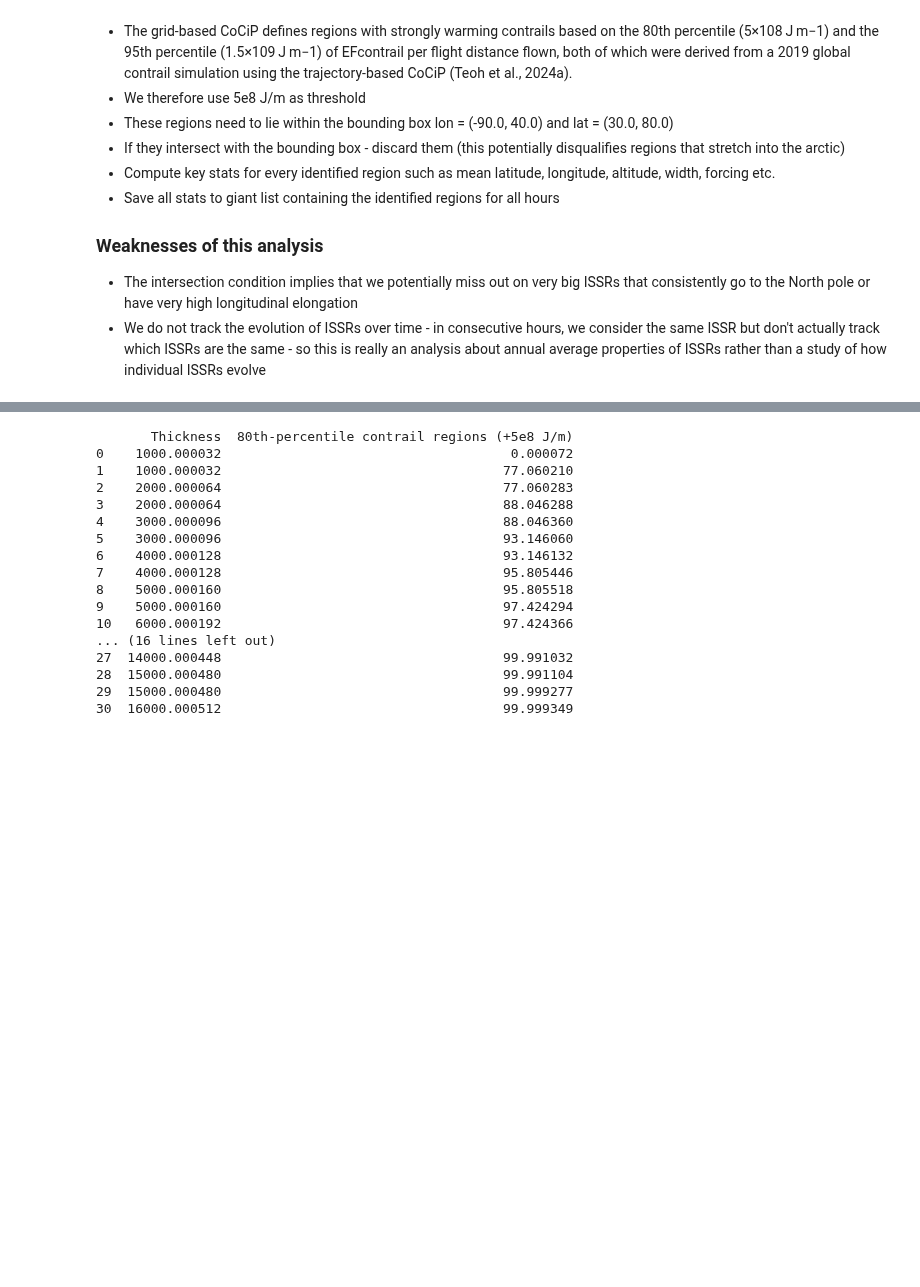
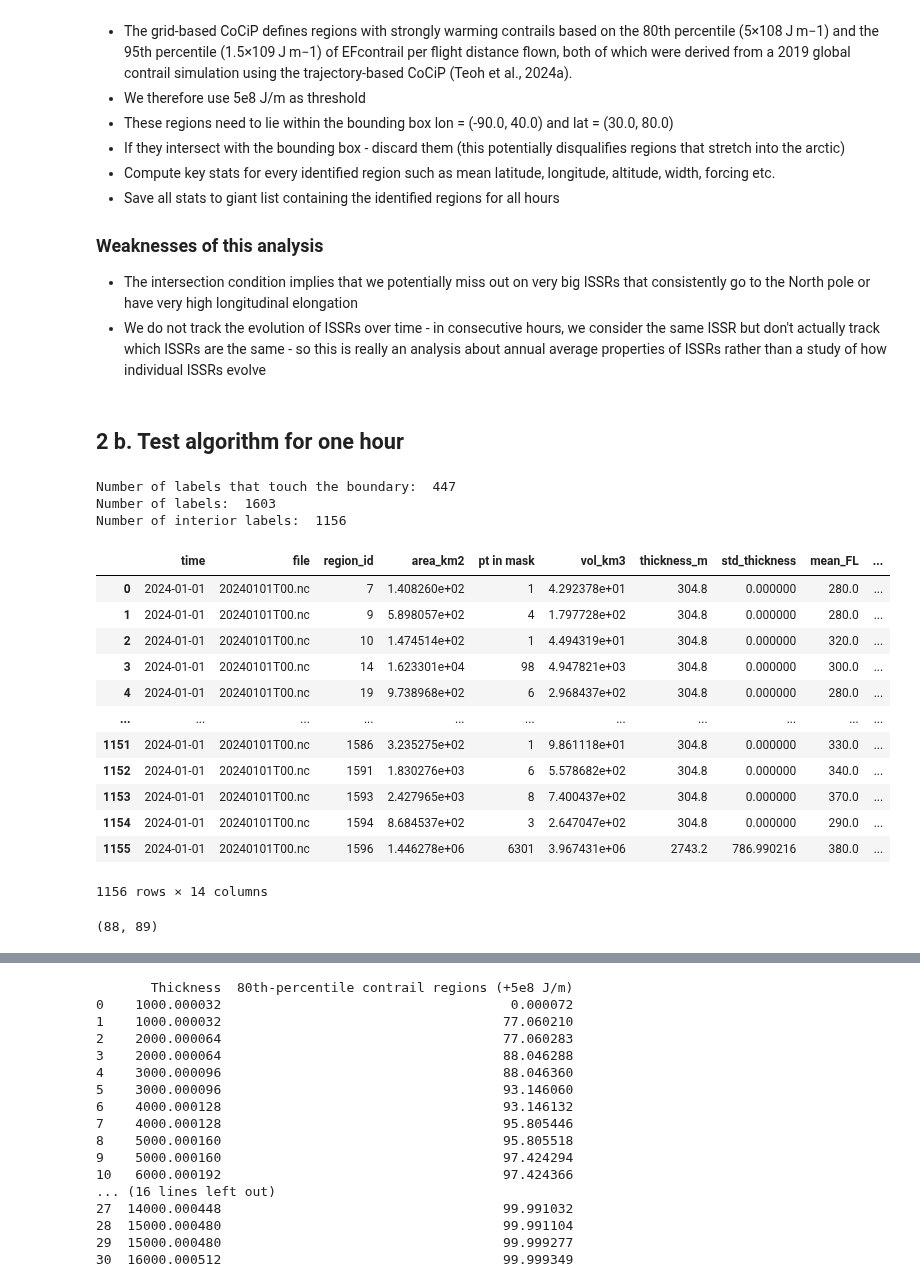
Before and after one commit to Transport-Environment/atm_and_contrail_avoidance, a Jupyter notebook: 3_issr.ipynb, the cells around one changed output, grey strips where cells are left out. Saved outputs shown, nothing was run; the diff lists cells and outputs as text; code cells hidden in the pictures; blank space fills up the shorter version.

```diff
--- a/3_issr.ipynb
+++ b/3_issr.ipynb
@@ -203,16 +123,0 @@ def plot_outputs(file_dict, var="ef_per_m", outdir="maps"):
-# %%
-import xarray as xr
-import os
-
-# path where you saved the files
-indir = "/content/drive/MyDrive/GriddedCoCip/contrails.org/analysis/"
-
-# open one file (example)
-fname = "annual_average.nc"
-ds = xr.open_dataset(os.path.join(indir, fname))
-
-
-title = f"Contrail Climate Impact 2019"
-fname = f"map_year.png"
-
-plot_map(ds, var="ef_per_m", title=title, savepath="")
@@ -237,0 +431,34 @@ plot_map(ds, var="ef_per_m", title=title, savepath="")
+# %% [markdown]
+## 2 b. Test algorithm for one hour
+# %%
+import xarray as xr
+import numpy as np
+import matplotlib.pyplot as plt
+
+filepath = "data/issr/20240101T00.nc"
+ds = xr.open_dataset(filepath)
+df, labeled_3d, n_labels = process_file(filepath)
+# %% [output]
+Number of labels that touch the boundary:  447
+Number of labels:  1603
+Number of interior labels:  1156
+# %%
+df
+# %% [output]
+|  | time | file | region_id | area_km2 | pt in mask | vol_km3 | thickness_m | std_thickness | mean_FL | ... |
+| 0 | 2024-01-01 | 20240101T00.nc | 7 | 1.408260e+02 | 1 | 4.292378e+01 | 304.8 | 0.000000 | 280.0 | ... |
+| 1 | 2024-01-01 | 20240101T00.nc | 9 | 5.898057e+02 | 4 | 1.797728e+02 | 304.8 | 0.000000 | 280.0 | ... |
+| 2 | 2024-01-01 | 20240101T00.nc | 10 | 1.474514e+02 | 1 | 4.494319e+01 | 304.8 | 0.000000 | 320.0 | ... |
+| 3 | 2024-01-01 | 20240101T00.nc | 14 | 1.623301e+04 | 98 | 4.947821e+03 | 304.8 | 0.000000 | 300.0 | ... |
+| 4 | 2024-01-01 | 20240101T00.nc | 19 | 9.738968e+02 | 6 | 2.968437e+02 | 304.8 | 0.000000 | 280.0 | ... |
+| ... | ... | ... | ... | ... | ... | ... | ... | ... | ... | ... |
+| 1151 | 2024-01-01 | 20240101T00.nc | 1586 | 3.235275e+02 | 1 | 9.861118e+01 | 304.8 | 0.000000 | 330.0 | ... |
+| 1152 | 2024-01-01 | 20240101T00.nc | 1591 | 1.830276e+03 | 6 | 5.578682e+02 | 304.8 | 0.000000 | 340.0 | ... |
+| 1153 | 2024-01-01 | 20240101T00.nc | 1593 | 2.427965e+03 | 8 | 7.400437e+02 | 304.8 | 0.000000 | 370.0 | ... |
+| 1154 | 2024-01-01 | 20240101T00.nc | 1594 | 8.684537e+02 | 3 | 2.647047e+02 | 304.8 | 0.000000 | 290.0 | ... |
+| 1155 | 2024-01-01 | 20240101T00.nc | 1596 | 1.446278e+06 | 6301 | 3.967431e+06 | 2743.2 | 786.990216 | 380.0 | ... |
+1156 rows × 14 columns
+# %%
+n_labels, len(np.unique(labeled_3d))
+# %% [output]
+(88, 89)
```
Also changed, not shown: parts of 15 cells of this notebook, 5 other files.
